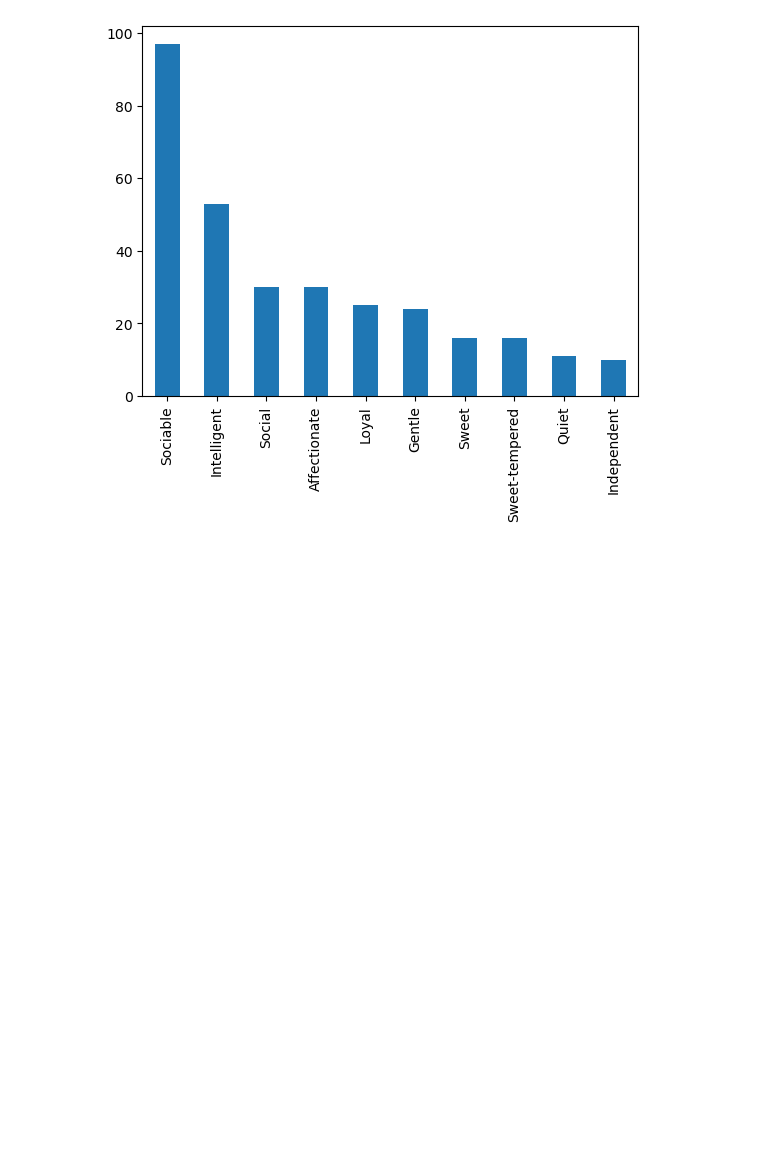
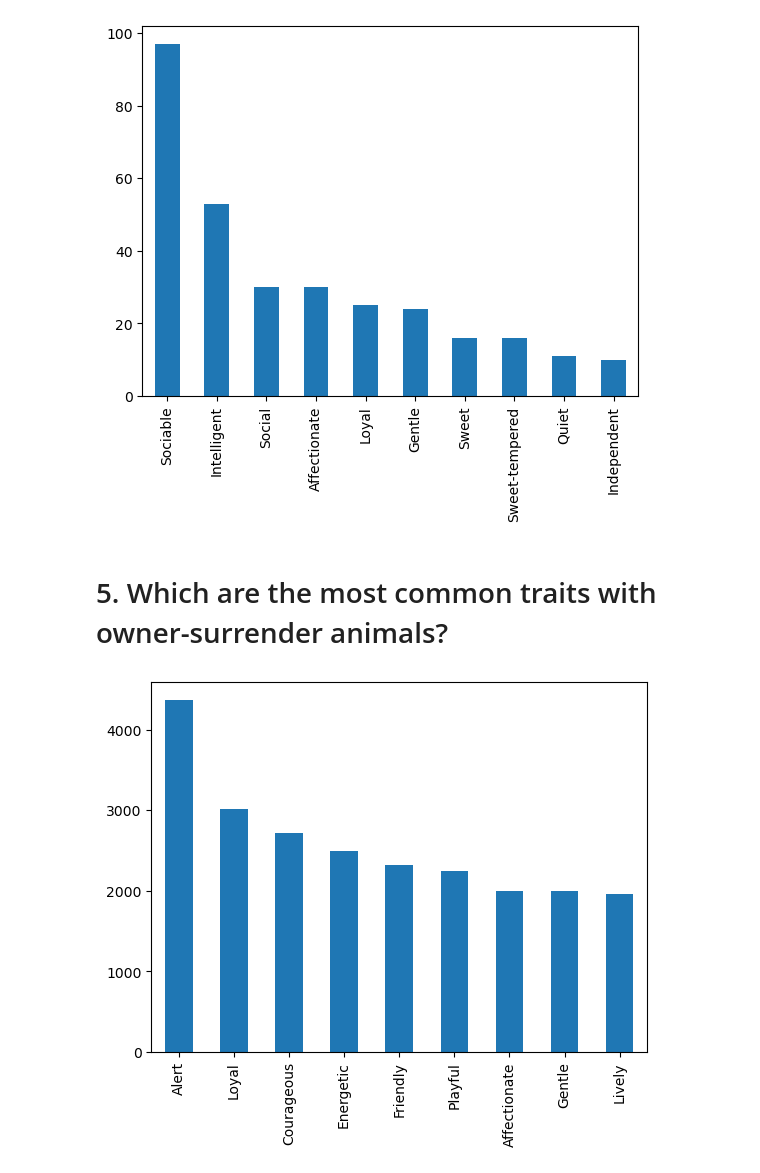
Before and after one commit to tara-pogancev/animal-adoption-prediction, a Jupyter notebook: Animal Shelter Adoption - Temperament Analysis.ipynb, the cells around one changed output. Cells and saved outputs as stored; diff of their text form; code cells hidden in the pictures; blank space fills up the shorter version.

```diff
--- a/Animal Shelter Adoption - Temperament Analysis.ipynb
+++ b/Animal Shelter Adoption - Temperament Analysis.ipynb
@@ -274,3 +274,20 @@ df_adopted_cats_long_stay_temperament_sum.plot.bar()
 plt.show()
 # %% [output]
 [figure]
+# %% [markdown]
+# 5. Which are the most common traits with owner-surrender animals?
+# %%
+df_owner_surr_dogs = df_dogs[df_dogs["intake_type"].str.contains("Owner Surrender")==True]
+
+df_owner_surr_cats = df_cats[df_cats["intake_type"].str.contains("Owner Surrender")==True]
+# %%
+df_owner_surr_dogs = df_owner_surr_dogs.drop(df_owner_surr_dogs.iloc[:, 0:11], axis = 1)
+
+df_owner_surr_cats = df_owner_surr_cats.drop(df_owner_surr_cats.iloc[:, 0:11], axis = 1)
+# %%
+df_owner_surr_dogs[df_owner_surr_dogs.sum().sort_values(ascending=False)[:].index]
+df_owner_surr_dogs_sum = df_owner_surr_dogs.sum().sort_values(ascending=False)[1:]
+df_owner_surr_dogs_sum.plot.bar()
+plt.show()
+# %% [output]
+[figure, added]
```
Also changed, not shown: parts of 7 cells of this notebook, 4 other files.
